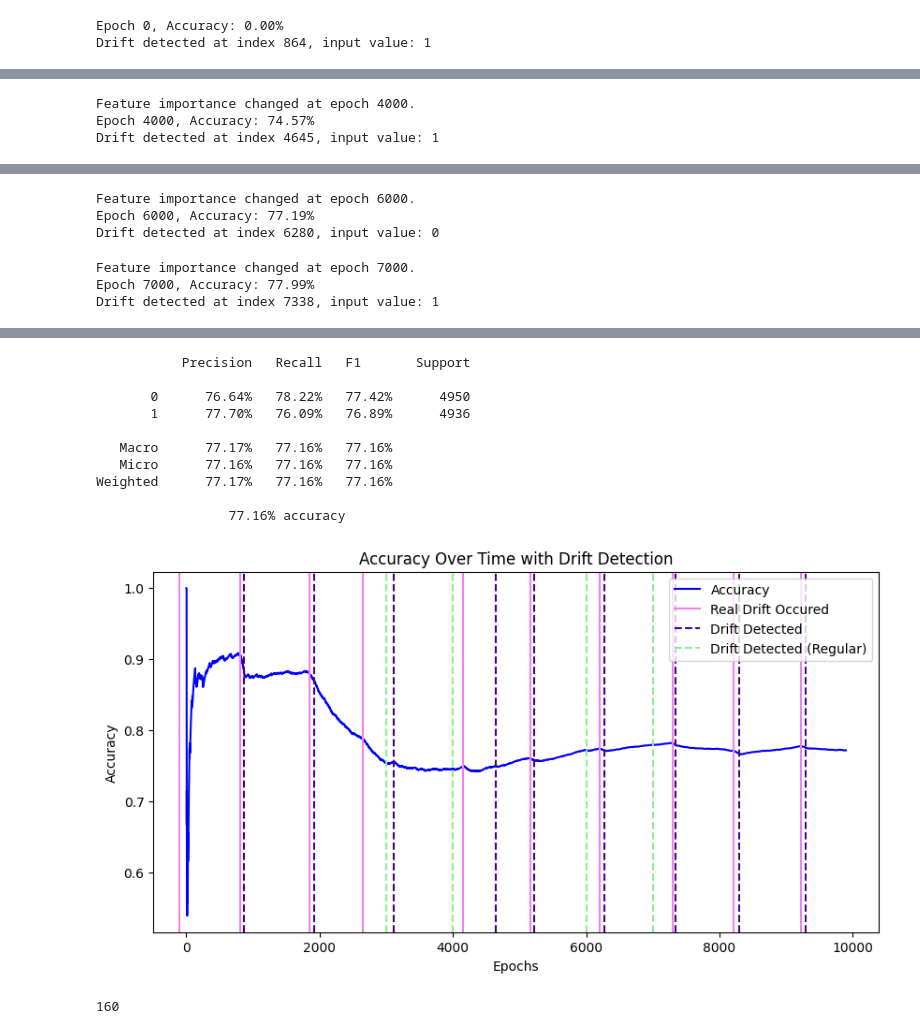
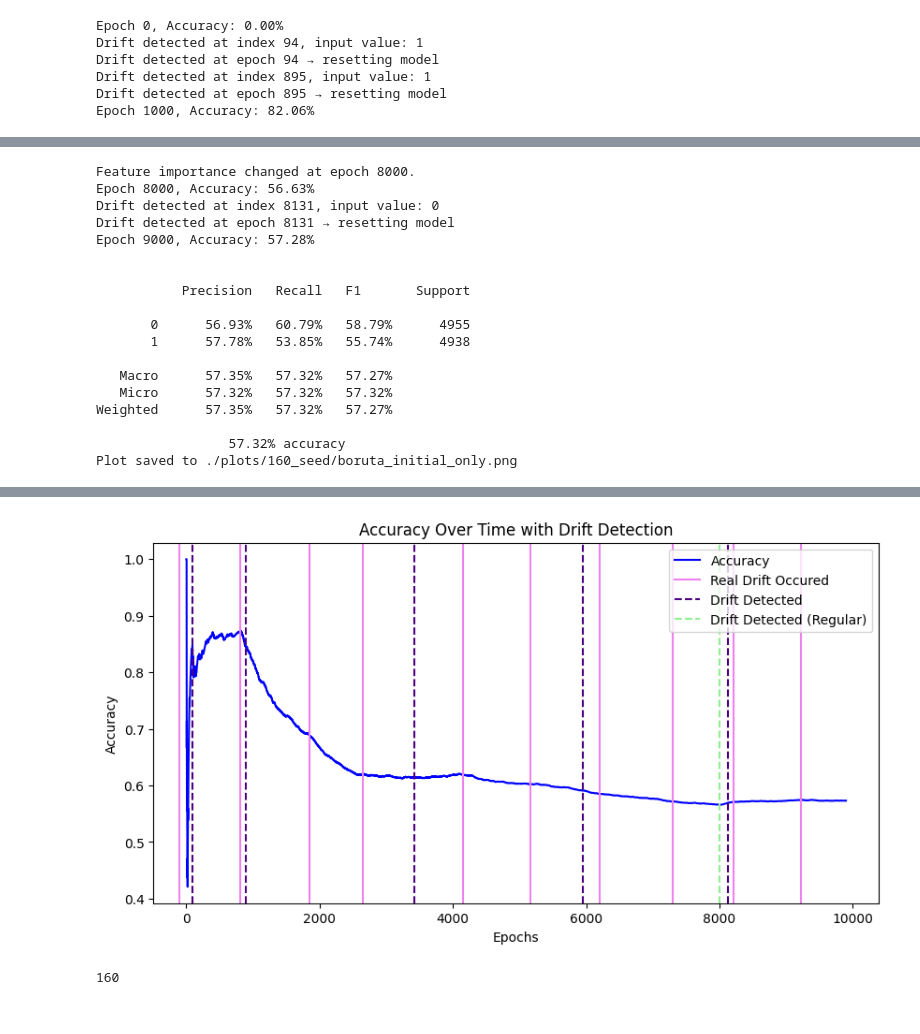
Before and after one commit to wpartycja/ml-in-data-streams, a Jupyter notebook: drift_detection.ipynb, the cells around one changed output, grey strips where cells are left out. Cells and saved outputs as stored; diff of their text form; code cells hidden in the pictures.

Commit message:
reorganised drift runner as a class + added strategies

```diff
--- a/drift_detection.ipynb
+++ b/drift_detection.ipynb
@@ -20,12 +13,25 @@ generator = FeatureImportanceChangeGenerator(n_features=20, n_important_features
 adwin = drift.ADWIN()
 kswin = drift.KSWIN()
 # %%
-import random
+strategy = 'boruta_initial_only'
+n_history = 2000
+seed = 160
 
-# generator = FeatureImportanceChangeGenerator(20, 5, random_seed=random.randint(0, 300), importance_change_interval=10)
-generator = FeatureImportanceChangeGenerator(20, 5, random_seed=160, importance_change_interval=10)
+generator = FeatureImportanceChangeGenerator(20, 5, importance_change_interval=10, random_seed=seed)
 
-run_drift_detection(generator, adwin)
+if strategy in ['boruta_initial_only', 'boruta_dynamic']:
+    plot_path = f'./plots/{seed}_seed/{n_history}_window/{strategy}.png'
+else:
+    plot_path = f'./plots/{seed}_seed/{strategy}.png'
+
+
+
+runner = DriftDetectionRunner(generator, adwin, n_history=2000, plot_path=plot_path)
+runner.run(mode=strategy)
 # %% [output]
 Epoch 0, Accuracy: 0.00%
-Drift detected at index 864, input value: 1
+Drift detected at index 94, input value: 1
+Drift detected at epoch 94 → resetting model
+Drift detected at index 895, input value: 1
+Drift detected at epoch 895 → resetting model
+Epoch 1000, Accuracy: 82.06%
@@ -38,3 +48,18 @@ Drift detected at index 3107, input value: 0
-Feature importance changed at epoch 4000.
-Epoch 4000, Accuracy: 74.57%
-Drift detected at index 4645, input value: 1
+Feature importance changed at epoch 8000.
+Epoch 8000, Accuracy: 56.63%
+Drift detected at index 8131, input value: 0
+Drift detected at epoch 8131 → resetting model
+Epoch 9000, Accuracy: 57.28%
+
+
+           Precision   Recall   F1       Support
+
+       0      56.93%   60.79%   58.79%      4955
+       1      57.78%   53.85%   55.74%      4938
+
+   Macro      57.35%   57.32%   57.27%
+   Micro      57.32%   57.32%   57.32%
+Weighted      57.35%   57.32%   57.27%
+
+                 57.32% accuracy
+Plot saved to ./plots/160_seed/boruta_initial_only.png
@@ -43,6 +65,0 @@ Drift detected at index 5222, input value: 1
-Feature importance changed at epoch 6000.
-Epoch 6000, Accuracy: 77.19%
-Drift detected at index 6280, input value: 0
-Feature importance changed at epoch 7000.
-Epoch 7000, Accuracy: 77.99%
-Drift detected at index 7338, input value: 1
@@ -53,14 +66,4 @@ Drift detected at index 9292, input value: 0
-           Precision   Recall   F1       Support
-
-       0      76.64%   78.22%   77.42%      4950
-       1      77.70%   76.09%   76.89%      4936
-
-   Macro      77.17%   77.16%   77.16%
-   Micro      77.16%   77.16%   77.16%
-Weighted      77.17%   77.16%   77.16%
-
-                 77.16% accuracy
-[figure, old version]
+[figure, new version]
 # %%
 generator.random_seed
 # %% [output]
```
Also changed, not shown: parts of 3 cells of this notebook, 4 other files.
